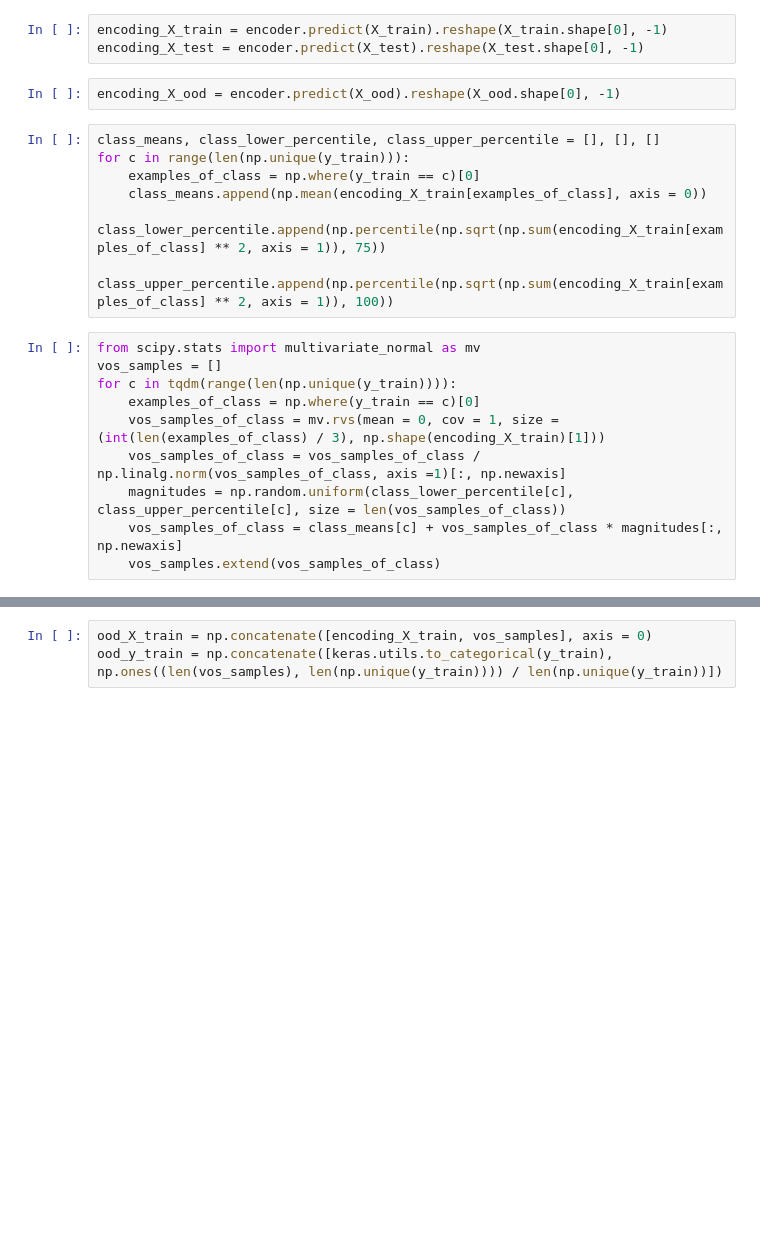
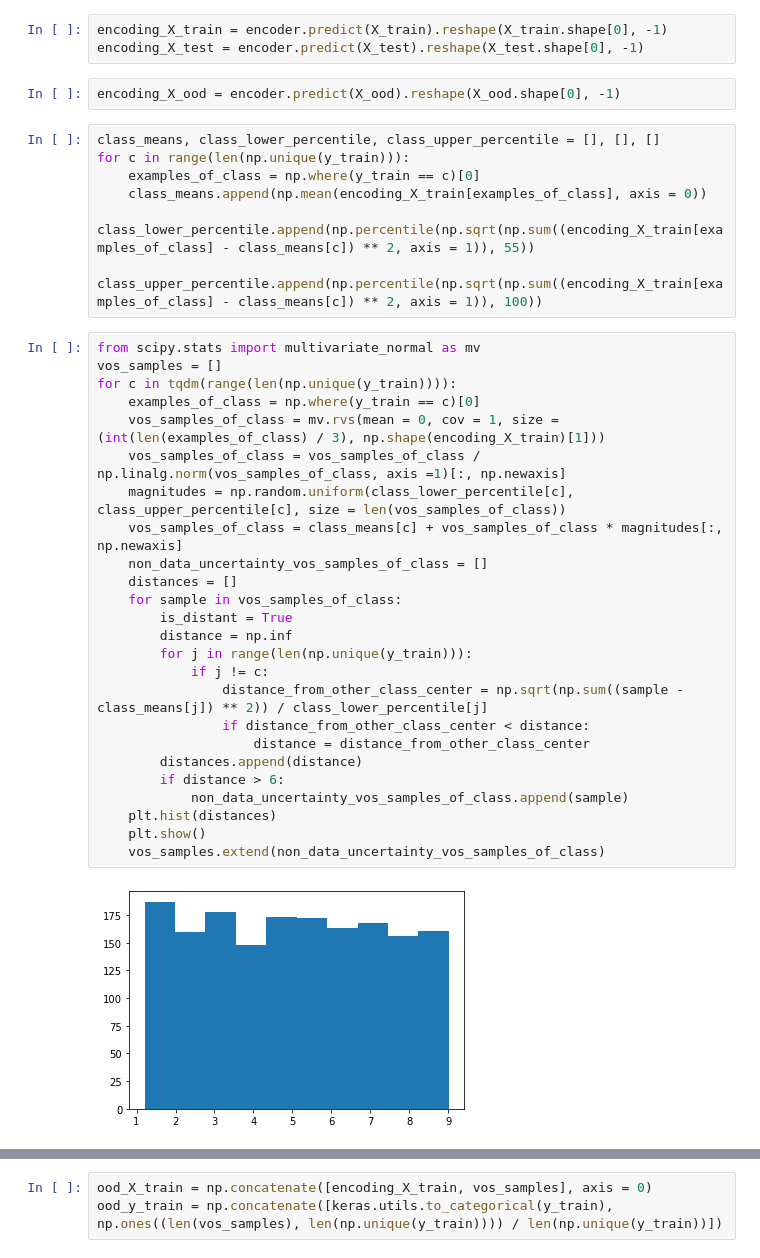
Before and after one commit to levinwil/TempVOS, a Jupyter notebook: Exploration.ipynb, the cells around one changed output, grey strips where cells are left out. Cells and saved outputs as stored; diff of their text form; blank space fills up the shorter version.

```diff
--- a/Exploration.ipynb
+++ b/Exploration.ipynb
@@ -91,22 +93,39 @@ Epoch 15/15
 # %%
 encoding_X_train = encoder.predict(X_train).reshape(X_train.shape[0], -1)
 encoding_X_test = encoder.predict(X_test).reshape(X_test.shape[0], -1)
-# %%
-encoding_X_ood = encoder.predict(X_ood).reshape(X_ood.shape[0], -1)
+# %%
+encoding_X_ood = encoder.predict(X_ood).reshape(X_ood.shape[0], -1)
 # %%
 class_means, class_lower_percentile, class_upper_percentile = [], [], []
 for c in range(len(np.unique(y_train))):
     examples_of_class = np.where(y_train == c)[0]
     class_means.append(np.mean(encoding_X_train[examples_of_class], axis = 0))
-    class_lower_percentile.append(np.percentile(np.sqrt(np.sum(encoding_X_train[examples_of_class] ** 2, axis = 1)), 75))
-    class_upper_percentile.append(np.percentile(np.sqrt(np.sum(encoding_X_train[examples_of_class] ** 2, axis = 1)), 100))
+    class_lower_percentile.append(np.percentile(np.sqrt(np.sum((encoding_X_train[examples_of_class] - class_means[c]) ** 2, axis = 1)), 55))
+    class_upper_percentile.append(np.percentile(np.sqrt(np.sum((encoding_X_train[examples_of_class] - class_means[c]) ** 2, axis = 1)), 100))
 # %%
 from scipy.stats import multivariate_normal as mv
 vos_samples = []
 for c in tqdm(range(len(np.unique(y_train)))):
     examples_of_class = np.where(y_train == c)[0]
     vos_samples_of_class = mv.rvs(mean = 0, cov = 1, size = (int(len(examples_of_class) / 3), np.shape(encoding_X_train)[1]))
     vos_samples_of_class = vos_samples_of_class / np.linalg.norm(vos_samples_of_class, axis =1)[:, np.newaxis]
     magnitudes = np.random.uniform(class_lower_percentile[c], class_upper_percentile[c], size = len(vos_samples_of_class))
     vos_samples_of_class = class_means[c] + vos_samples_of_class * magnitudes[:, np.newaxis]
-    vos_samples.extend(vos_samples_of_class)
+    non_data_uncertainty_vos_samples_of_class = []
+    distances = []
+    for sample in vos_samples_of_class:
+        is_distant = True
+        distance = np.inf
+        for j in range(len(np.unique(y_train))):
+            if j != c:
+                distance_from_other_class_center = np.sqrt(np.sum((sample - class_means[j]) ** 2)) / class_lower_percentile[j]
+                if distance_from_other_class_center < distance:
+                    distance = distance_from_other_class_center
+        distances.append(distance)
+        if distance > 6:
+            non_data_uncertainty_vos_samples_of_class.append(sample)
+    plt.hist(distances)
+    plt.show()
+    vos_samples.extend(non_data_uncertainty_vos_samples_of_class)
+# %% [output]
+[figure, added]
```
Also changed, not shown: parts of 43 cells of this notebook.
